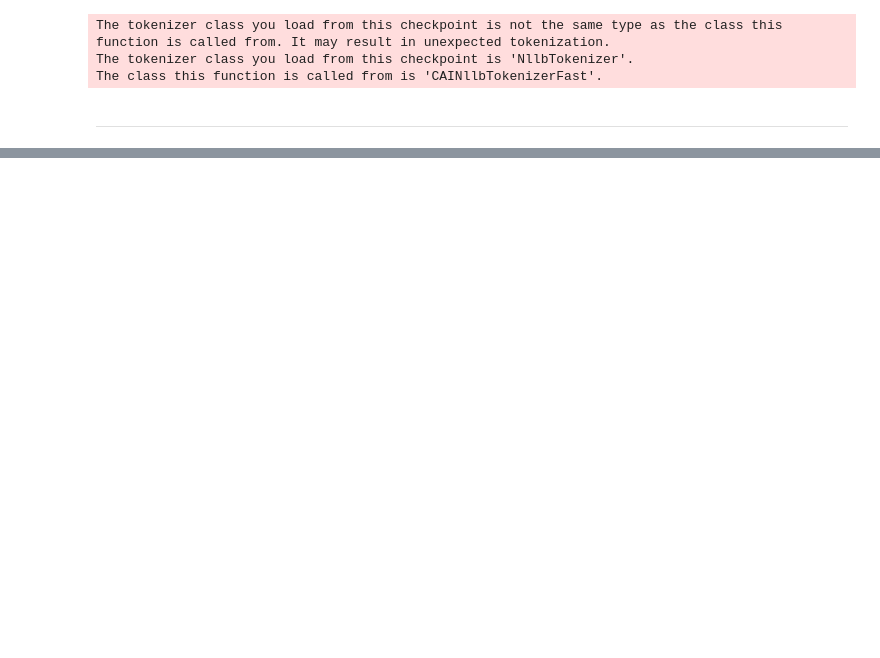
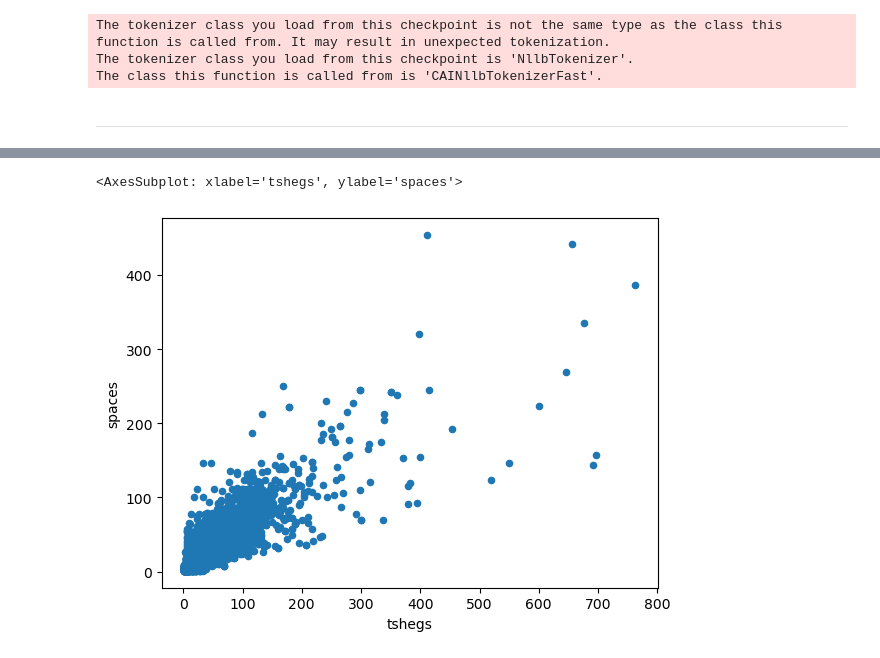
Before and after one commit to CompassionAI/garland, a Jupyter notebook: notebooks/Parallel text mining.ipynb, the cells around one changed output, grey strips where cells are left out. Cells and saved outputs as stored; diff of their text form; code cells hidden in the pictures; blank space fills up the shorter version.

```diff
--- a/notebooks/Parallel text mining.ipynb
+++ b/notebooks/Parallel text mining.ipynb
@@ -513,0 +597,5 @@ i += 1
+# %%
+parallel_df.plot.scatter(x='tshegs', y='spaces')
+# %% [output]
+<AxesSubplot: xlabel='tshegs', ylabel='spaces'>
+[figure, added]
```
Also changed, not shown: parts of 23 cells of this notebook.
